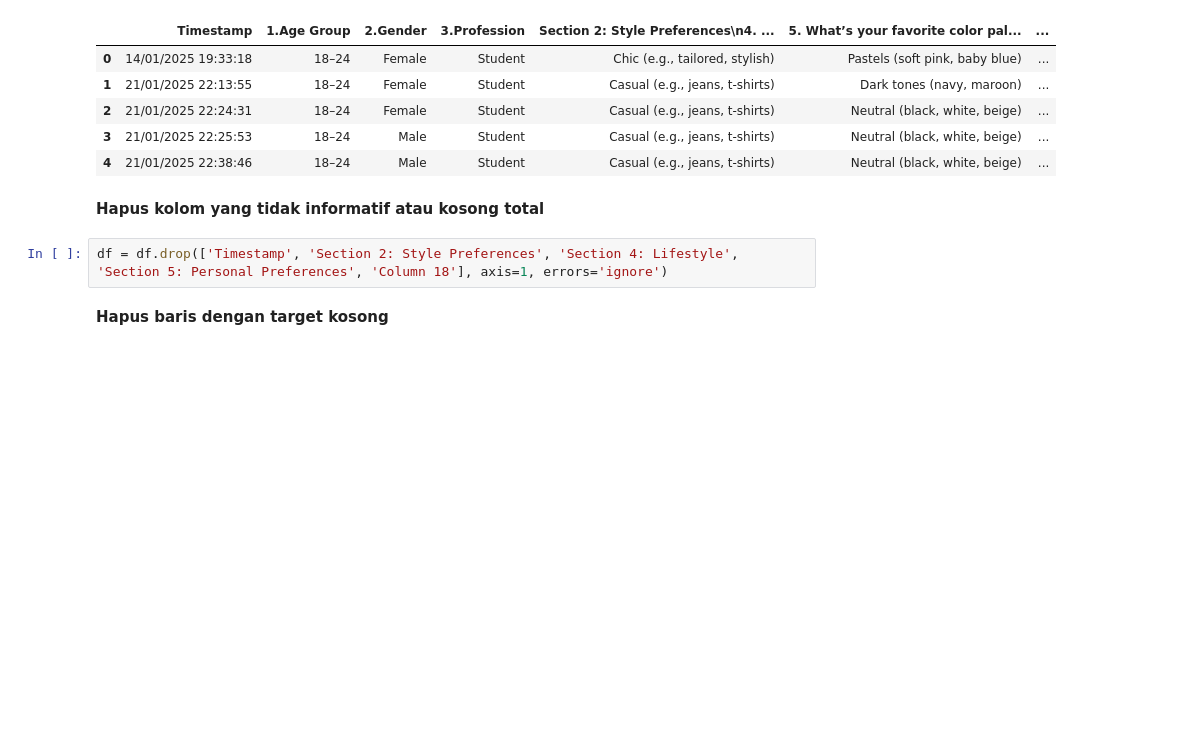
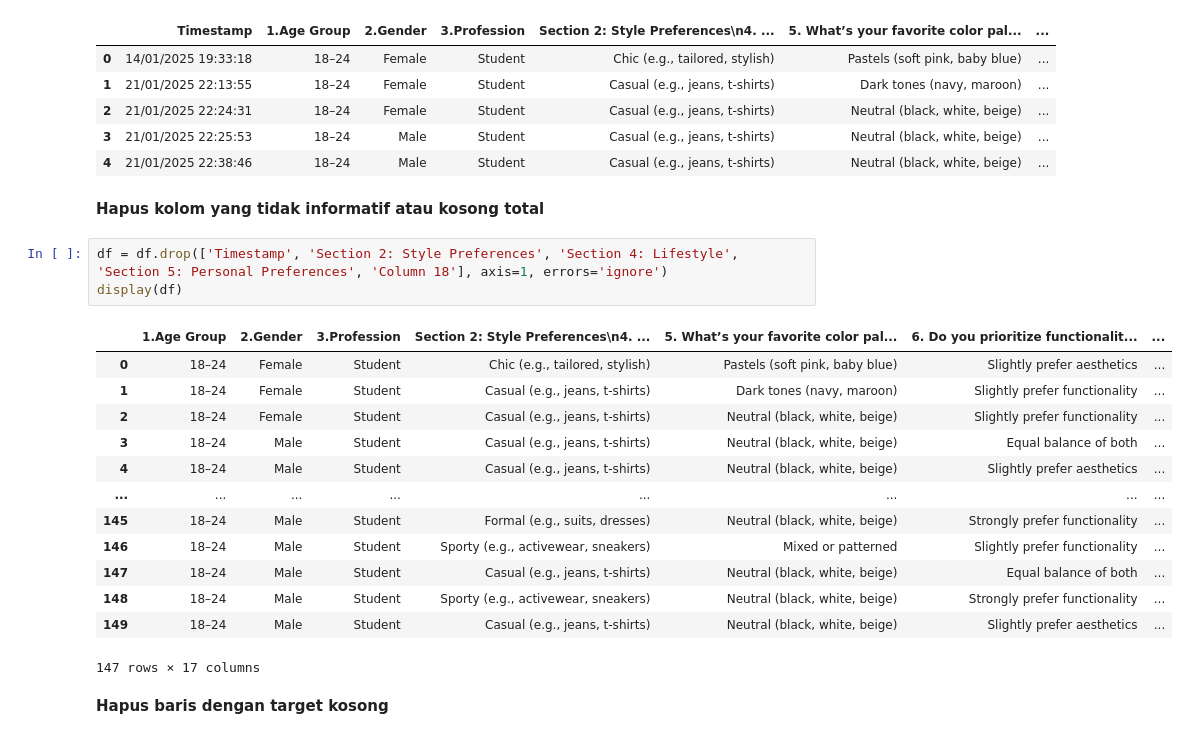
Before and after one commit to hfznj20/Aurora-Ansar, a Jupyter notebook: joki2.ipynb, the cells around one changed output. Drawn from its saved outputs; the diff is of its cells as text; blank space fills up the shorter version.

```diff
--- a/joki2.ipynb
+++ b/joki2.ipynb
@@ -54,6 +56,21 @@ Index(['Timestamp', '  1.Age Group  ', '  2.Gender  ', '  3.Profession  ',
 **Hapus kolom yang tidak informatif atau kosong total**
 # %%
 df = df.drop(['Timestamp', 'Section 2: Style Preferences', 'Section 4: Lifestyle', 'Section 5: Personal Preferences', 'Column 18'], axis=1, errors='ignore')
+display(df)
+# %% [output]
+|  | 1.Age Group | 2.Gender | 3.Profession | Section 2: Style Preferences\n4. ... | 5. What’s your favorite color pal... | 6. Do you prioritize functionalit... | ... |
+| 0 | 18–24 | Female | Student | Chic (e.g., tailored, stylish) | Pastels (soft pink, baby blue) | Slightly prefer aesthetics | ... |
+| 1 | 18–24 | Female | Student | Casual (e.g., jeans, t-shirts) | Dark tones (navy, maroon) | Slightly prefer functionality | ... |
+| 2 | 18–24 | Female | Student | Casual (e.g., jeans, t-shirts) | Neutral (black, white, beige) | Slightly prefer functionality | ... |
+| 3 | 18–24 | Male | Student | Casual (e.g., jeans, t-shirts) | Neutral (black, white, beige) | Equal balance of both | ... |
+| 4 | 18–24 | Male | Student | Casual (e.g., jeans, t-shirts) | Neutral (black, white, beige) | Slightly prefer aesthetics | ... |
+| ... | ... | ... | ... | ... | ... | ... | ... |
+| 145 | 18–24 | Male | Student | Formal (e.g., suits, dresses) | Neutral (black, white, beige) | Strongly prefer functionality | ... |
+| 146 | 18–24 | Male | Student | Sporty (e.g., activewear, sneakers) | Mixed or patterned | Slightly prefer functionality | ... |
+| 147 | 18–24 | Male | Student | Casual (e.g., jeans, t-shirts) | Neutral (black, white, beige) | Equal balance of both | ... |
+| 148 | 18–24 | Male | Student | Sporty (e.g., activewear, sneakers) | Neutral (black, white, beige) | Strongly prefer functionality | ... |
+| 149 | 18–24 | Male | Student | Casual (e.g., jeans, t-shirts) | Neutral (black, white, beige) | Slightly prefer aesthetics | ... |
+147 rows × 17 columns
 # %% [markdown]
 **Hapus baris dengan target kosong**
 # %%
```
Also changed, not shown: parts of 6 cells of this notebook.
